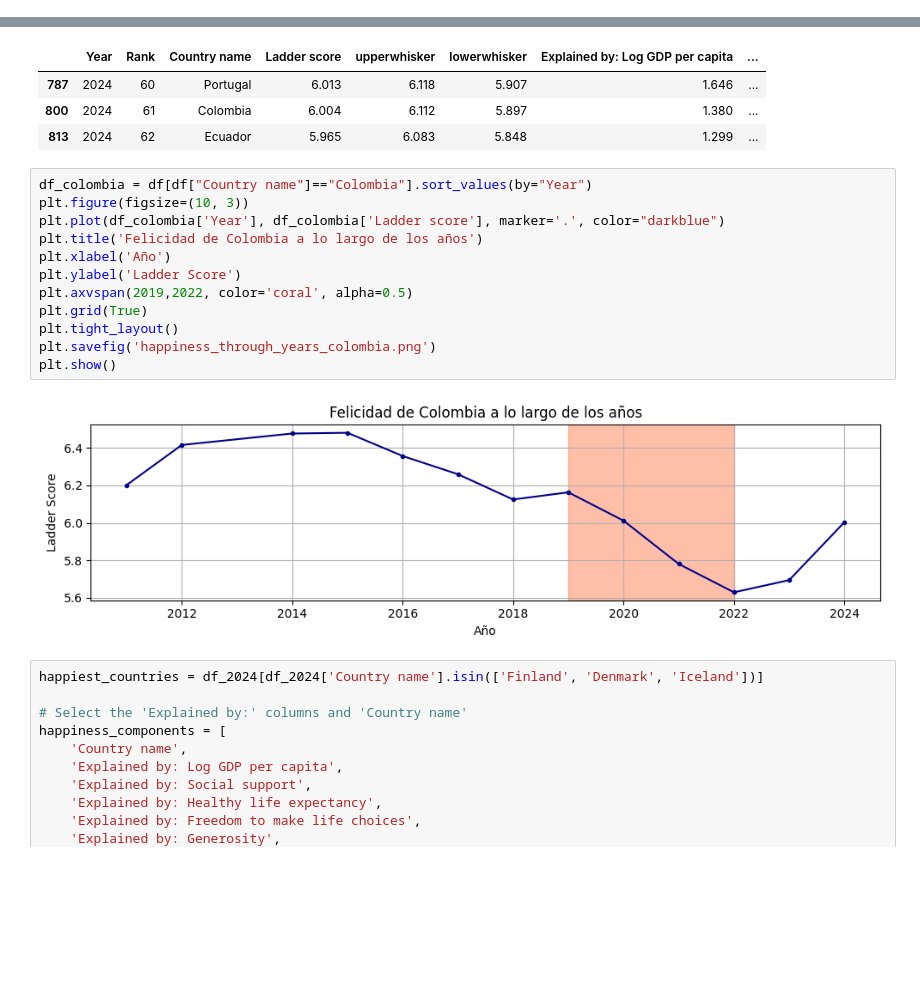
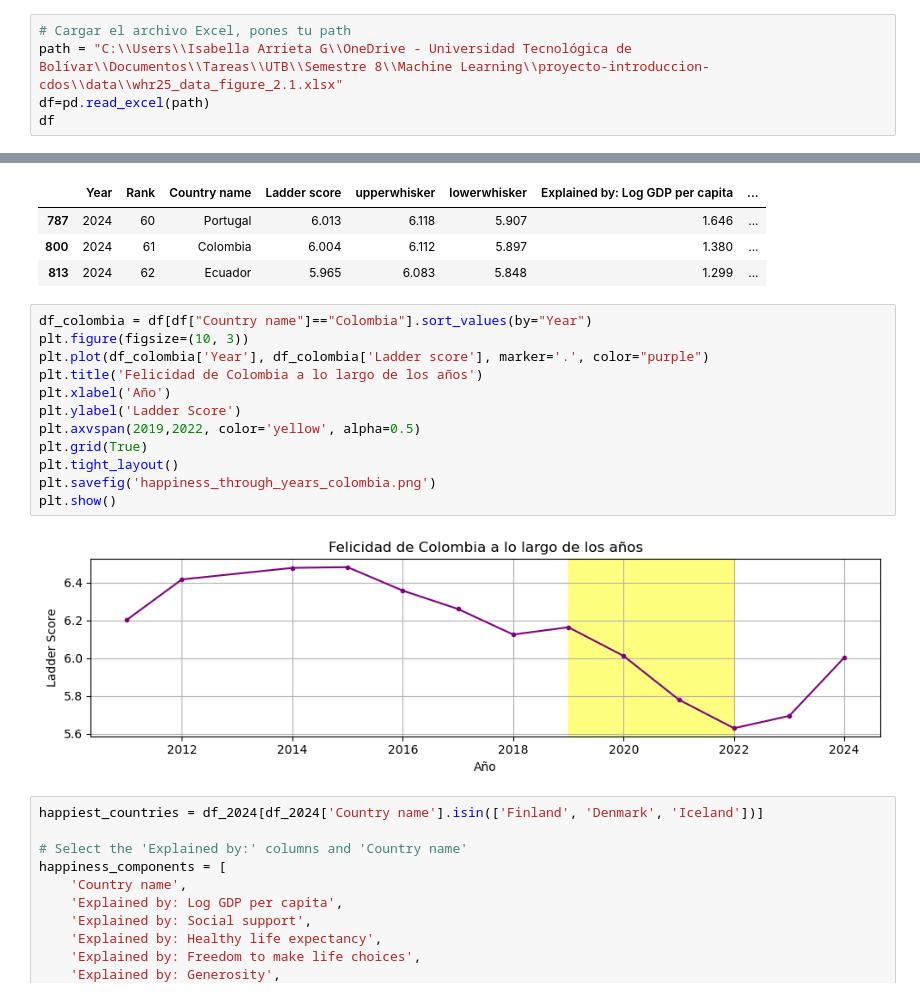
Before and after one commit to SantiagoQP31/proyecto-introduccion-cdos, a Jupyter notebook: notebooks/world_happiness_report_imgs.ipynb, the cells around one changed output, grey strips where cells are left out. Drawn from its saved outputs; the diff is of its cells as text; blank space fills up the shorter version.

Commit message:
feat: agregar sección de más información y ajustar espaciado. Agregar readme básico. Cambio de paleta en imagenes.

```diff
--- a/notebooks/world_happiness_report_imgs.ipynb
+++ b/notebooks/world_happiness_report_imgs.ipynb
@@ -21,0 +5,5 @@ df
+# %%
+# Cargar el archivo Excel, pones tu path
+path = "C:\\Users\\Isabella Arrieta G\\OneDrive - Universidad Tecnológica de Bolívar\\Documentos\\Tareas\\UTB\\Semestre 8\\Machine Learning\\proyecto-introduccion-cdos\\data\\whr25_data_figure_2.1.xlsx"
+df=pd.read_excel(path)
+df
@@ -68,17 +70,17 @@ df_2024[(df_2024["Rank"]>=60)&(df_2024["Rank"]<=62)]
 # %%
 df_colombia = df[df["Country name"]=="Colombia"].sort_values(by="Year")
 plt.figure(figsize=(10, 3))
-plt.plot(df_colombia['Year'], df_colombia['Ladder score'], marker='.', color="darkblue")
+plt.plot(df_colombia['Year'], df_colombia['Ladder score'], marker='.', color="purple")
 plt.title('Felicidad de Colombia a lo largo de los años')
 plt.xlabel('Año')
 plt.ylabel('Ladder Score')
-plt.axvspan(2019,2022, color='coral', alpha=0.5)
+plt.axvspan(2019,2022, color='yellow', alpha=0.5)
 plt.grid(True)
 plt.tight_layout()
 plt.savefig('happiness_through_years_colombia.png')
 plt.show()
 # %% [output]
-[figure, old version]
+[figure, new version]
 # %%
 happiest_countries = df_2024[df_2024['Country name'].isin(['Finland', 'Denmark', 'Iceland'])]
 
```
Also changed, not shown: parts of 3 cells of this notebook, 6 other files.
